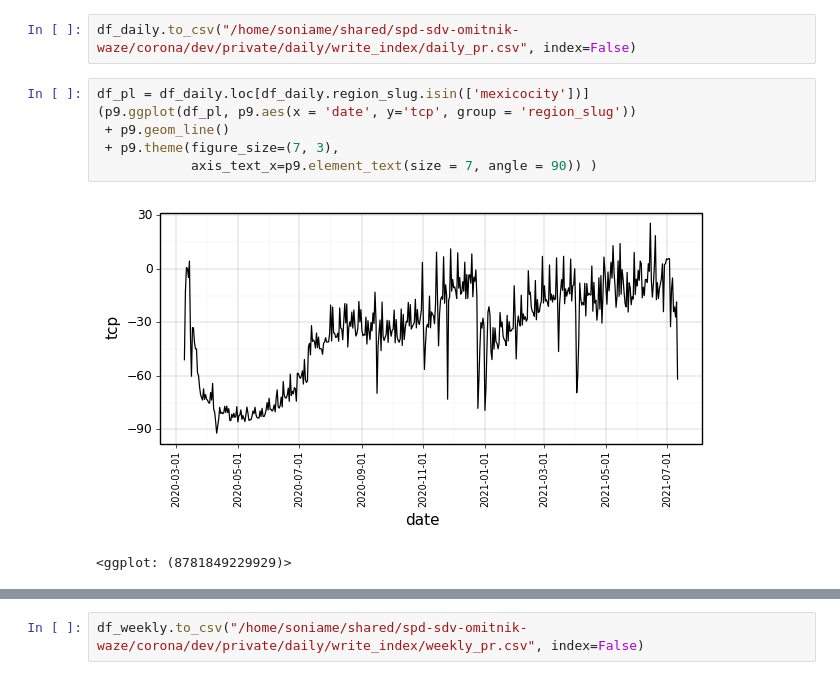
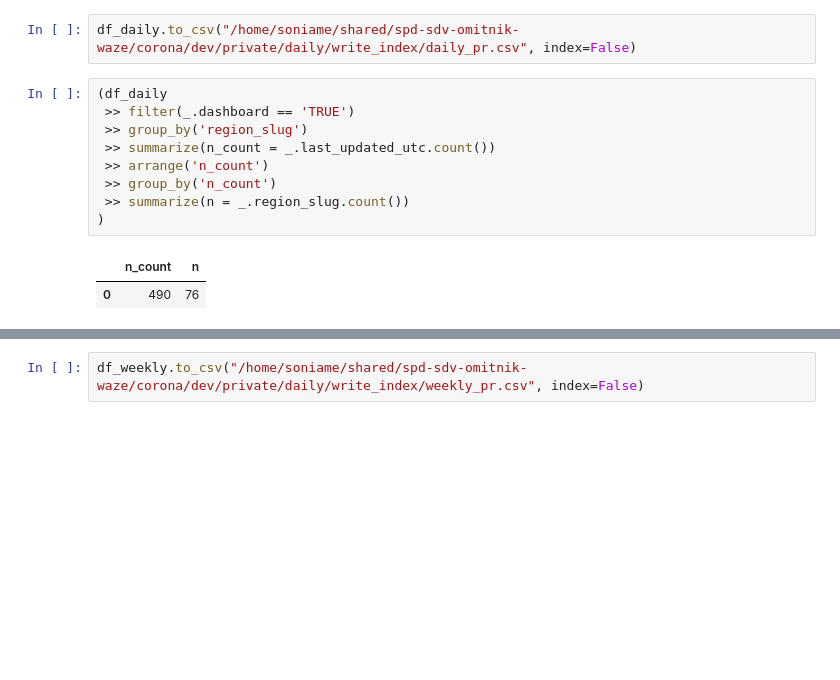
Before and after one commit to EL-BID/IDB-IDB-Invest-Coronavirus-Impact-Dashboard, a Jupyter notebook: notebooks/smooth_ts-toydashboard_data.ipynb, the cells around one changed output, grey strips where cells are left out. Drawn from its saved outputs; the diff is of its cells as text; blank space fills up the shorter version.

```diff
--- a/notebooks/smooth_ts-toydashboard_data.ipynb
+++ b/notebooks/smooth_ts-toydashboard_data.ipynb
@@ -720,12 +723,15 @@ df_daily.loc[df_daily.region_slug == 'country_mexico', 'tcp'] = None
 (52264, 18)
 # %%
 df_daily.to_csv("/home/soniame/shared/spd-sdv-omitnik-waze/corona/dev/private/daily/write_index/daily_pr.csv", index=False)
-# %%
-df_pl = df_daily.loc[df_daily.region_slug.isin(['mexicocity'])]
-(p9.ggplot(df_pl, p9.aes(x = 'date', y='tcp', group = 'region_slug'))
- + p9.geom_line()
- + p9.theme(figure_size=(7, 3),
-            axis_text_x=p9.element_text(size = 7, angle = 90)) )
-# %% [output]
-[figure, removed]
-<ggplot: (8781849229929)>
+# %%
+(df_daily
+ >> filter(_.dashboard == 'TRUE')
+ >> group_by('region_slug')
+ >> summarize(n_count = _.last_updated_utc.count())
+ >> arrange('n_count')
+ >> group_by('n_count')
+ >> summarize(n = _.region_slug.count())
+)
+# %% [output]
+|  | n_count | n |
+| 0 | 490 | 76 |
```
Also changed, not shown: parts of 13 cells of this notebook, 1 other file.
